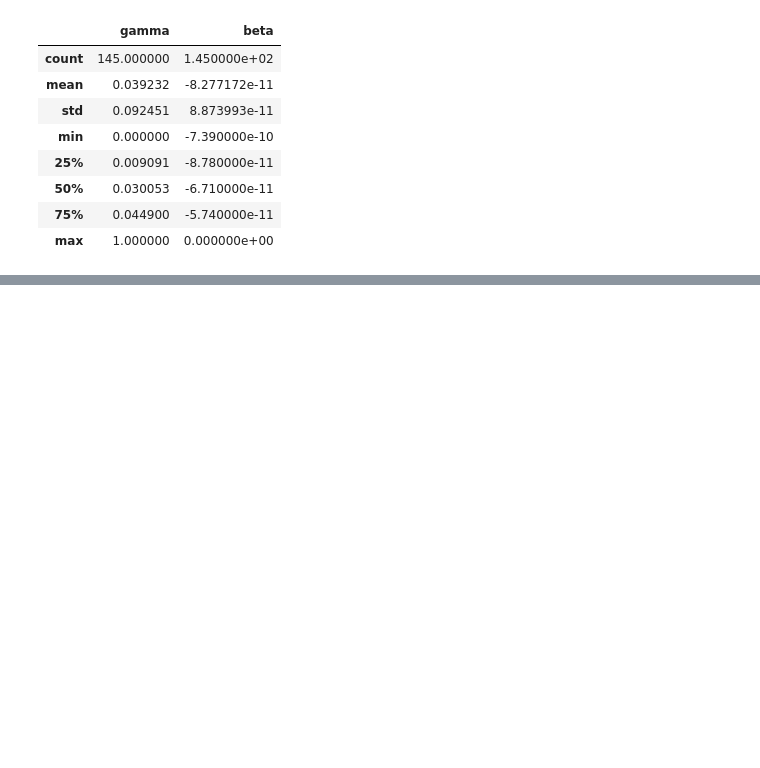
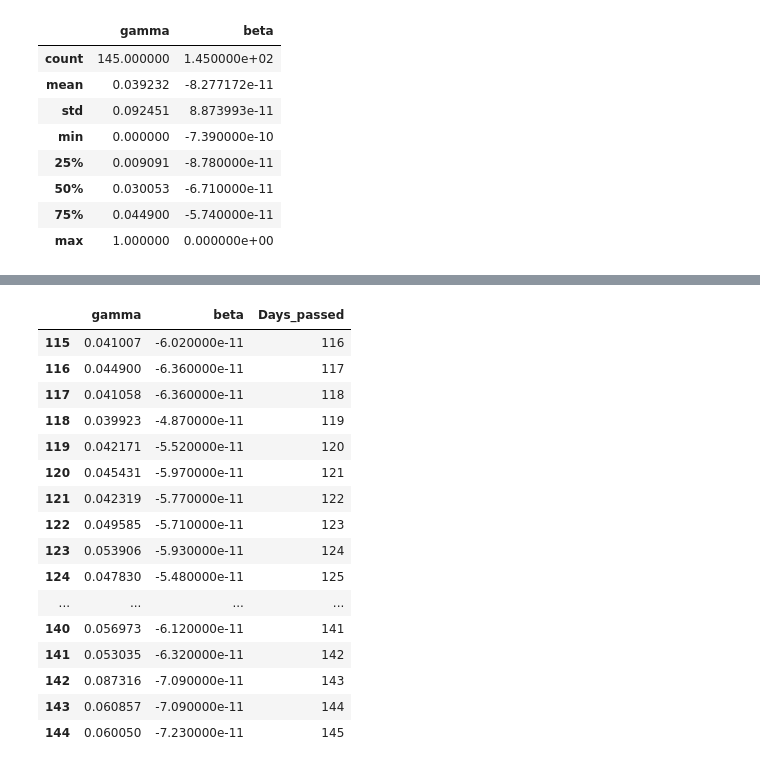
Before and after one commit to sushanth1999/BTP, a Jupyter notebook: BTP_1.2/sir_jp.ipynb, the cells around one changed output, grey strips where cells are left out. Saved outputs shown, nothing was run; the diff lists cells and outputs as text; code cells hidden in the pictures; blank space fills up the shorter version.

```diff
--- a/BTP_1.2/sir_jp.ipynb
+++ b/BTP_1.2/sir_jp.ipynb
@@ -212,0 +224,21 @@ if __name__ == "__main__":
+# %%
+data1 = data[115:145]
+data1
+# %% [output]
+|  | gamma | beta | Days_passed |
+| 115 | 0.041007 | -6.020000e-11 | 116 |
+| 116 | 0.044900 | -6.360000e-11 | 117 |
+| 117 | 0.041058 | -6.360000e-11 | 118 |
+| 118 | 0.039923 | -4.870000e-11 | 119 |
+| 119 | 0.042171 | -5.520000e-11 | 120 |
+| 120 | 0.045431 | -5.970000e-11 | 121 |
+| 121 | 0.042319 | -5.770000e-11 | 122 |
+| 122 | 0.049585 | -5.710000e-11 | 123 |
+| 123 | 0.053906 | -5.930000e-11 | 124 |
+| 124 | 0.047830 | -5.480000e-11 | 125 |
+| ... | ... | ... | ... |
+| 140 | 0.056973 | -6.120000e-11 | 141 |
+| 141 | 0.053035 | -6.320000e-11 | 142 |
+| 142 | 0.087316 | -7.090000e-11 | 143 |
+| 143 | 0.060857 | -7.090000e-11 | 144 |
+| 144 | 0.060050 | -7.230000e-11 | 145 |
```
Also changed, not shown: parts of 10 cells of this notebook.
